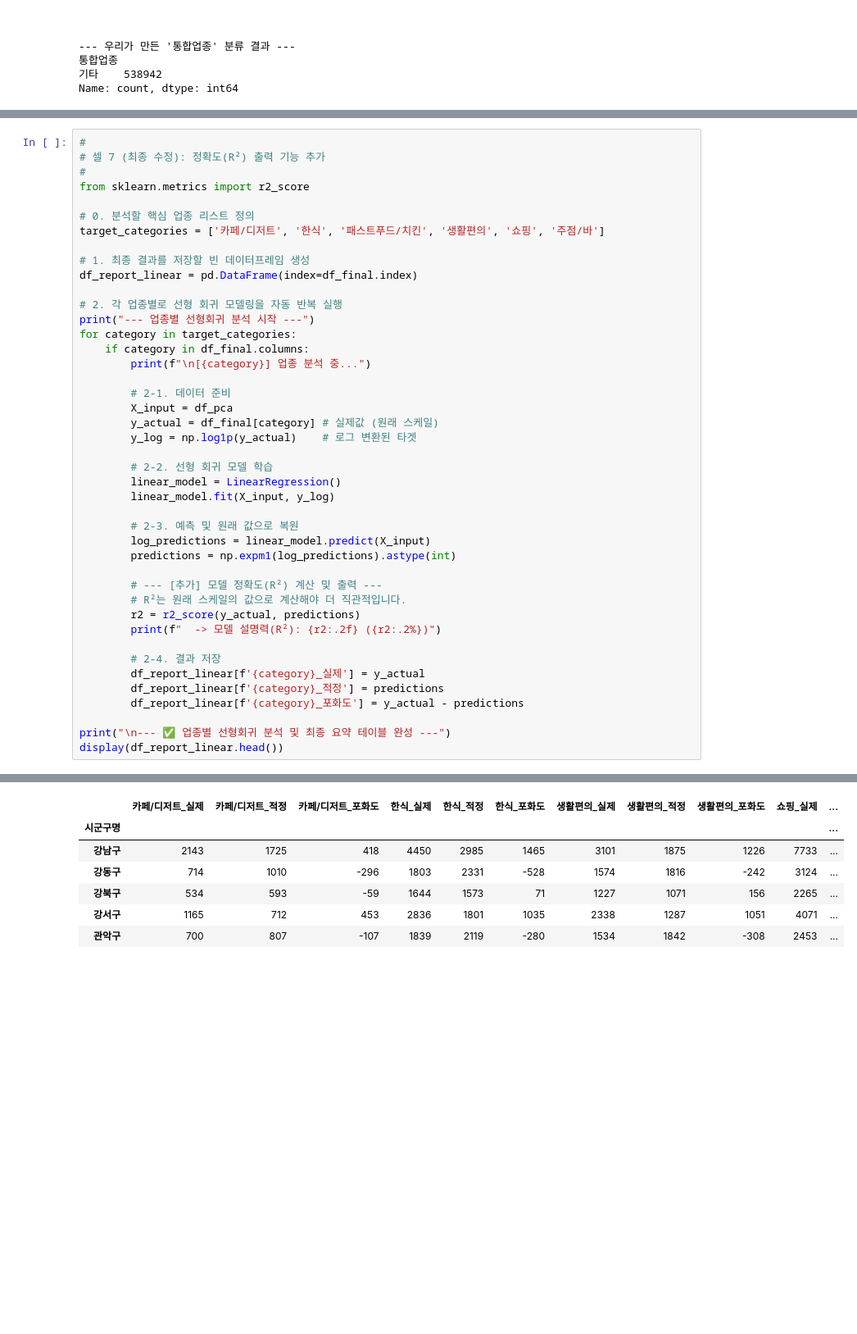
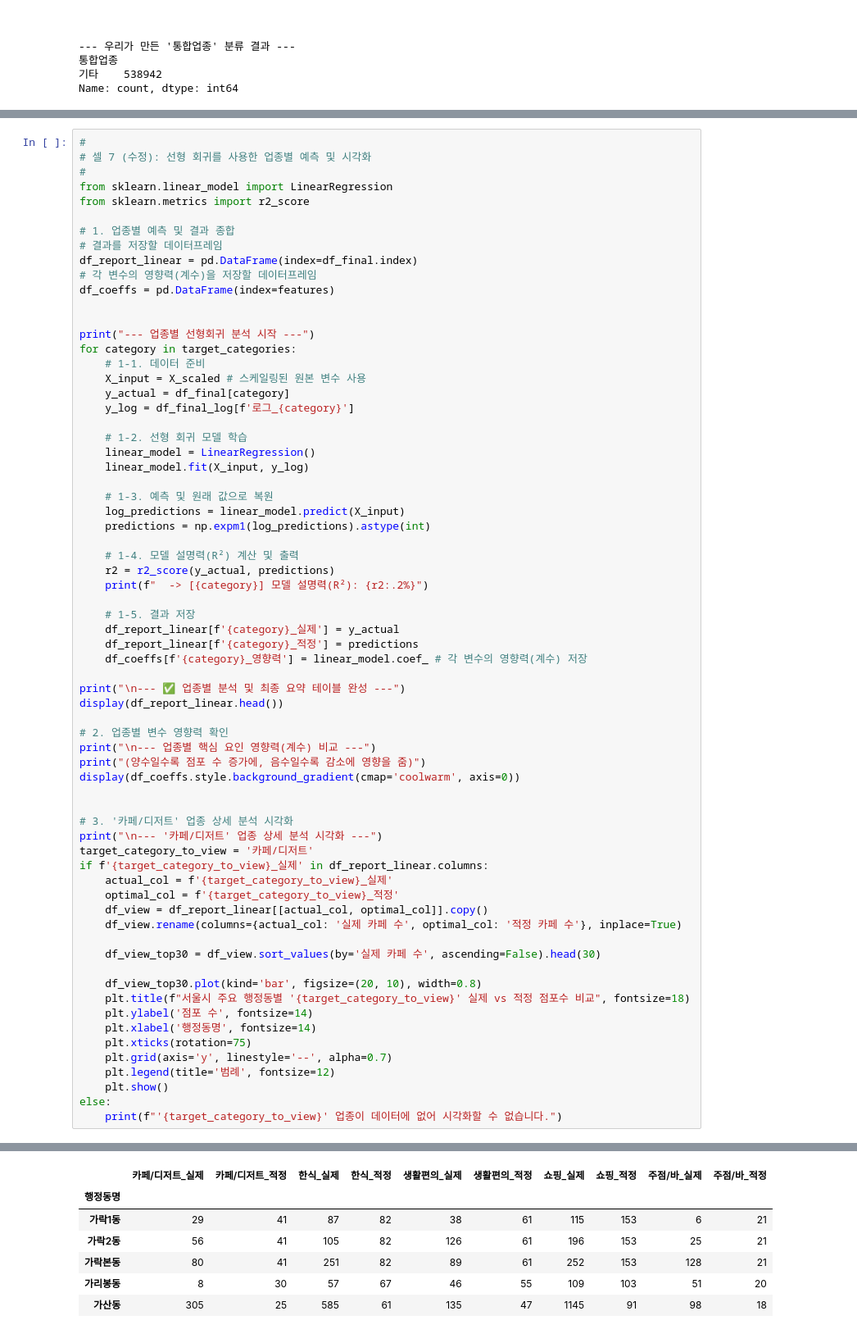
Before and after one commit to Sjoneon/Bigdata2, a Jupyter notebook: LastRealBigData.ipynb, the cells around one changed output, grey strips where cells are left out. Shown at 82% size. Cells and saved outputs as stored; diff of their text form; blank space fills up the shorter version.

```diff
--- a/LastRealBigData.ipynb
+++ b/LastRealBigData.ipynb
@@ -295,45 +358,70 @@ print(f"총 설명력: {pca.explained_variance_ratio_.sum():.2f}")
 # %%
 #
-# 셀 7 (최종 수정): 정확도(R²) 출력 기능 추가
+# 셀 7 (수정): 선형 회귀를 사용한 업종별 예측 및 시각화
 #
+from sklearn.linear_model import LinearRegression
 from sklearn.metrics import r2_score
 
-# 0. 분석할 핵심 업종 리스트 정의
-target_categories = ['카페/디저트', '한식', '패스트푸드/치킨', '생활편의', '쇼핑', '주점/바']
+# 1. 업종별 예측 및 결과 종합
+# 결과를 저장할 데이터프레임
+df_report_linear = pd.DataFrame(index=df_final.index)
+# 각 변수의 영향력(계수)을 저장할 데이터프레임
+df_coeffs = pd.DataFrame(index=features)
 
-# 1. 최종 결과를 저장할 빈 데이터프레임 생성
-df_report_linear = pd.DataFrame(index=df_final.index)
 
-# 2. 각 업종별로 선형 회귀 모델링을 자동 반복 실행
 print("--- 업종별 선형회귀 분석 시작 ---")
 for category in target_categories:
-    if category in df_final.columns:
-        print(f"\n[{category}] 업종 분석 중...")
+    # 1-1. 데이터 준비
+    X_input = X_scaled # 스케일링된 원본 변수 사용
+    y_actual = df_final[category]
+    y_log = df_final_log[f'로그_{category}']
 
-        # 2-1. 데이터 준비
-        X_input = df_pca
-        y_actual = df_final[category] # 실제값 (원래 스케일)
-        y_log = np.log1p(y_actual)    # 로그 변환된 타겟
+    # 1-2. 선형 회귀 모델 학습
+    linear_model = LinearRegression()
+    linear_model.fit(X_input, y_log)
 
-        # 2-2. 선형 회귀 모델 학습
-        linear_model = LinearRegression()
-        linear_model.fit(X_input, y_log)
+    # 1-3. 예측 및 원래 값으로 복원
+    log_predictions = linear_model.predict(X_input)
+    predictions = np.expm1(log_predictions).astype(int)
 
-        # 2-3. 예측 및 원래 값으로 복원
-        log_predictions = linear_model.predict(X_input)
-        predictions = np.expm1(log_predictions).astype(int)
+    # 1-4. 모델 설명력(R²) 계산 및 출력
+    r2 = r2_score(y_actual, predictions)
+    print(f"  -> [{category}] 모델 설명력(R²): {r2:.2%}")
 
-        # --- [추가] 모델 정확도(R²) 계산 및 출력 ---
-        # R²는 원래 스케일의 값으로 계산해야 더 직관적입니다.
-        r2 = r2_score(y_actual, predictions)
-        print(f"  -> 모델 설명력(R²): {r2:.2f} ({r2:.2%})")
+    # 1-5. 결과 저장
+    df_report_linear[f'{category}_실제'] = y_actual
+    df_report_linear[f'{category}_적정'] = predictions
+    df_coeffs[f'{category}_영향력'] = linear_model.coef_ # 각 변수의 영향력(계수) 저장
 
-        # 2-4. 결과 저장
-        df_report_linear[f'{category}_실제'] = y_actual
-        df_report_linear[f'{category}_적정'] = predictions
-        df_report_linear[f'{category}_포화도'] = y_actual - predictions
+print("\n--- ✅ 업종별 분석 및 최종 요약 테이블 완성 ---")
+display(df_report_linear.head())
 
-print("\n--- ✅ 업종별 선형회귀 분석 및 최종 요약 테이블 완성 ---")
-display(df_report_linear.head())
+# 2. 업종별 변수 영향력 확인
+print("\n--- 업종별 핵심 요인 영향력(계수) 비교 ---")
+print("(양수일수록 점포 수 증가에, 음수일수록 감소에 영향을 줌)")
+display(df_coeffs.style.background_gradient(cmap='coolwarm', axis=0))
+
+
+# 3. '카페/디저트' 업종 상세 분석 시각화
+print("\n--- '카페/디저트' 업종 상세 분석 시각화 ---")
+target_category_to_view = '카페/디저트'
+if f'{target_category_to_view}_실제' in df_report_linear.columns:
+    actual_col = f'{target_category_to_view}_실제'
+    optimal_col = f'{target_category_to_view}_적정'
+    df_view = df_report_linear[[actual_col, optimal_col]].copy()
+    df_view.rename(columns={actual_col: '실제 카페 수', optimal_col: '적정 카페 수'}, inplace=True)
+
+    df_view_top30 = df_view.sort_values(by='실제 카페 수', ascending=False).head(30)
+
+    df_view_top30.plot(kind='bar', figsize=(20, 10), width=0.8)
+    plt.title(f"서울시 주요 행정동별 '{target_category_to_view}' 실제 vs 적정 점포수 비교", fontsize=18)
+    plt.ylabel('점포 수', fontsize=14)
+    plt.xlabel('행정동명', fontsize=14)
+    plt.xticks(rotation=75)
+    plt.grid(axis='y', linestyle='--', alpha=0.7)
+    plt.legend(title='범례', fontsize=12)
+    plt.show()
+else:
+    print(f"'{target_category_to_view}' 업종이 데이터에 없어 시각화할 수 없습니다.")
 # %% [output]
 --- 업종별 선형회귀 분석 시작 ---
@@ -357,7 +435,7 @@ display(df_report_linear.head())
-|  | 카페/디저트_실제 | 카페/디저트_적정 | 카페/디저트_포화도 | 한식_실제 | 한식_적정 | 한식_포화도 | 생활편의_실제 | 생활편의_적정 | 생활편의_포화도 | 쇼핑_실제 | ... |
-| 시군구명 |  |  |  |  |  |  |  |  |  |  | ... |
-| 강남구 | 2143 | 1725 | 418 | 4450 | 2985 | 1465 | 3101 | 1875 | 1226 | 7733 | ... |
-| 강동구 | 714 | 1010 | -296 | 1803 | 2331 | -528 | 1574 | 1816 | -242 | 3124 | ... |
-| 강북구 | 534 | 593 | -59 | 1644 | 1573 | 71 | 1227 | 1071 | 156 | 2265 | ... |
-| 강서구 | 1165 | 712 | 453 | 2836 | 1801 | 1035 | 2338 | 1287 | 1051 | 4071 | ... |
-| 관악구 | 700 | 807 | -107 | 1839 | 2119 | -280 | 1534 | 1842 | -308 | 2453 | ... |
+|  | 카페/디저트_실제 | 카페/디저트_적정 | 한식_실제 | 한식_적정 | 생활편의_실제 | 생활편의_적정 | 쇼핑_실제 | 쇼핑_적정 | 주점/바_실제 | 주점/바_적정 |
+| 행정동명 |  |  |  |  |  |  |  |  |  |  |
+| 가락1동 | 29 | 41 | 87 | 82 | 38 | 61 | 115 | 153 | 6 | 21 |
+| 가락2동 | 56 | 41 | 105 | 82 | 126 | 61 | 196 | 153 | 25 | 21 |
+| 가락본동 | 80 | 41 | 251 | 82 | 89 | 61 | 252 | 153 | 128 | 21 |
+| 가리봉동 | 8 | 30 | 57 | 67 | 46 | 55 | 109 | 103 | 51 | 20 |
+| 가산동 | 305 | 25 | 585 | 61 | 135 | 47 | 1145 | 91 | 98 | 18 |
```
Also changed, not shown: parts of 7 cells of this notebook.
